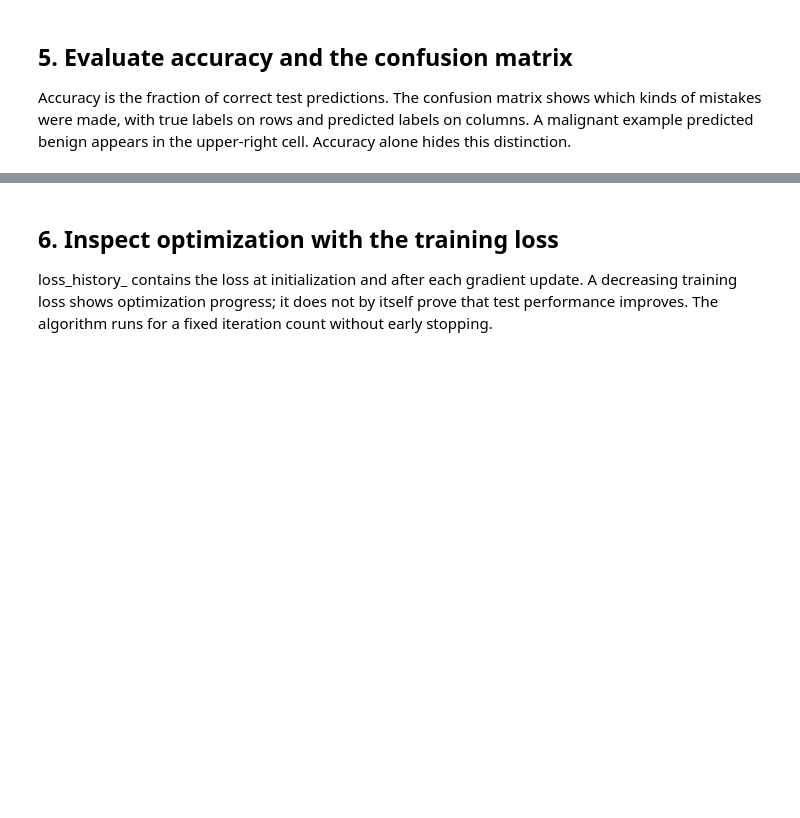
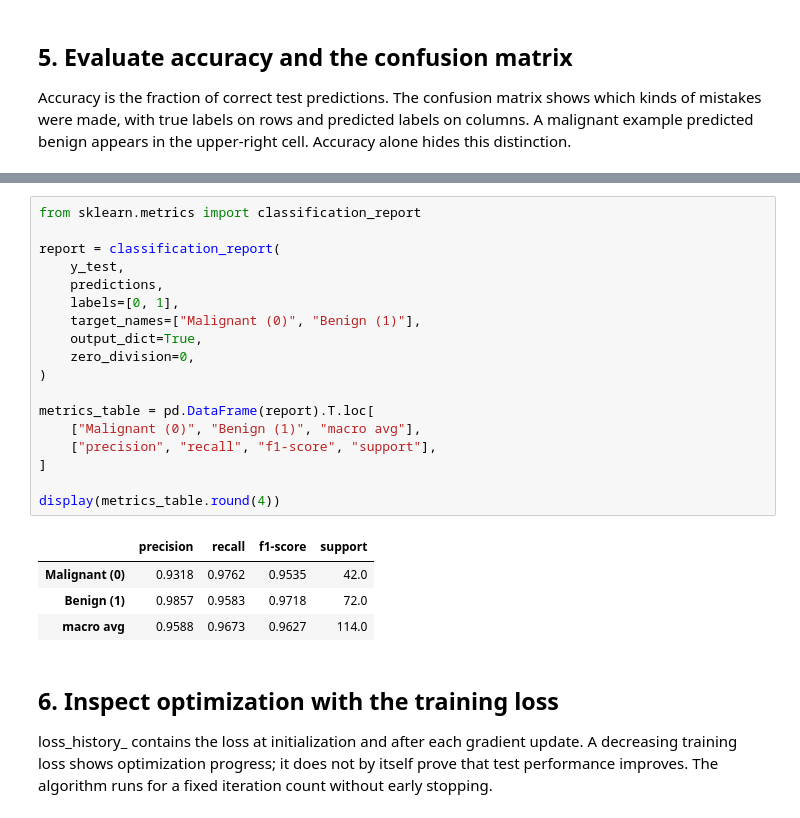
Before and after one commit to xinnnma/Cmor-Proj, a Jupyter notebook: notebooks/03_logistic_regression.ipynb, the cells around one changed output, grey strips where cells are left out. Cells and saved outputs as stored; diff of their text form; blank space fills up the shorter version.

Commit message:
Add precision, recall and F1 metrics

```diff
--- a/notebooks/03_logistic_regression.ipynb
+++ b/notebooks/03_logistic_regression.ipynb
@@ -170,3 +188,26 @@ Test accuracy: 0.9649 (96.49%)
+# %%
+from sklearn.metrics import classification_report
+
+report = classification_report(
+    y_test,
+    predictions,
+    labels=[0, 1],
+    target_names=["Malignant (0)", "Benign (1)"],
+    output_dict=True,
+    zero_division=0,
+)
+
+metrics_table = pd.DataFrame(report).T.loc[
+    ["Malignant (0)", "Benign (1)", "macro avg"],
+    ["precision", "recall", "f1-score", "support"],
+]
+
+display(metrics_table.round(4))
+# %% [output]
+|  | precision | recall | f1-score | support |
+| Malignant (0) | 0.9318 | 0.9762 | 0.9535 | 42.0 |
+| Benign (1) | 0.9857 | 0.9583 | 0.9718 | 72.0 |
+| macro avg | 0.9588 | 0.9673 | 0.9627 | 114.0 |
 # %% [markdown]
 ## 6. Inspect optimization with the training loss
 
```
Also changed, not shown: parts of 4 cells of this notebook.
